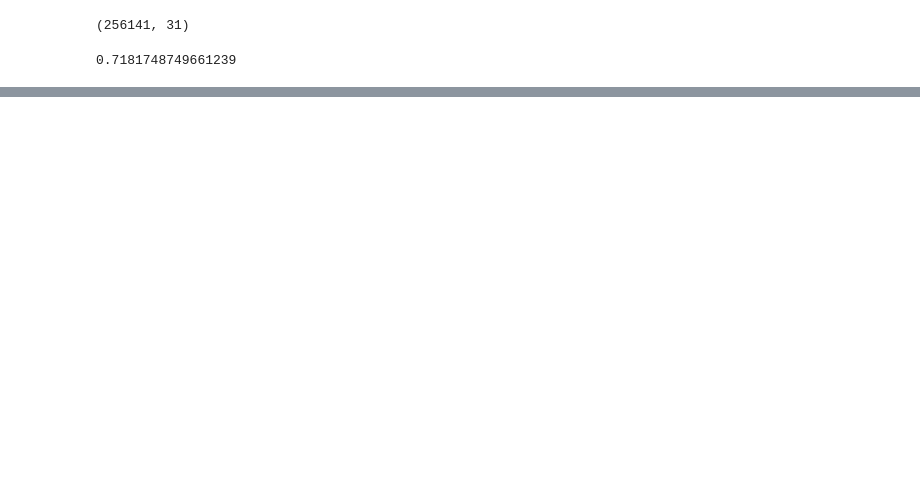
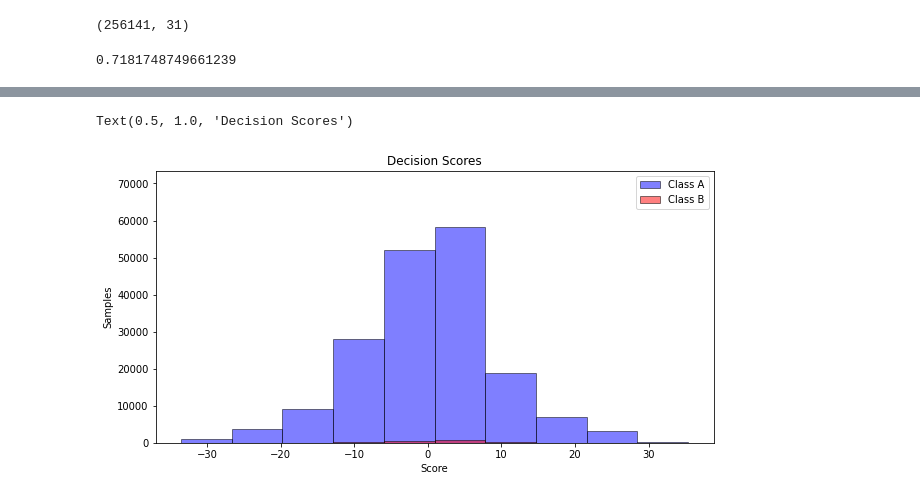
Before and after one commit to sharsulkar/H1B_LCA_outcome_prediction, a Jupyter notebook: prototyping/notebooks/04_sh_train_predict.ipynb, the cells around one changed output, grey strips where cells are left out. Saved outputs shown, nothing was run; the diff lists cells and outputs as text; code cells hidden in the pictures; blank space fills up the shorter version.

```diff
--- a/prototyping/notebooks/04_sh_train_predict.ipynb
+++ b/prototyping/notebooks/04_sh_train_predict.ipynb
@@ -34,7 +35,7 @@ processed_df['CASE_STATUS']=Y
 # %%
 #algorithm to create mini batches where each batch has a equal distribution of both classes
 class_count=2 #number of classes to predict
-batch_size=500 #batch size of train+val dataset
+batch_size=250 #batch size of train+val dataset
 val_size=0.2 #validation data % within batch
 
 #collection of indexes for both classes from the entire training dataset
@@ -76,7 +77,7 @@ iforest=IsolationForest(contamination=0.01)
 ocsvm=OneClassSVM(kernel = 'rbf', gamma = 0.001, nu = 0.001)
 # %%
 #loop over
-for _ in range(100):
+for _ in range(200):
   X_train, y_train, X_val, y_val=generate_train_val_batches(processed_df,class_0_index,class_1_index,class_count,batch_size,val_size)
   #train classifiers on batches
   for model in [svc,logistic,adaboost,rfc]:
@@ -207,0 +176,17 @@ plot_confusion_matrix(logistic,X_test,y_test)
+# %%
+class_count=2 #number of classes to predict
+batch_size=1250 #batch size of train+val dataset
+val_size=0.2 #validation data % within batch
+
+adaboost=AdaBoostClassifier(base_estimator=DecisionTreeClassifier(max_depth=100),n_estimators=100,learning_rate=0.1,random_state=10)
+
+track_training_df=pd.DataFrame(columns=['iteration','training_f1_score','val_f1_score'])
+
+for i in range(10):
+  X_train, y_train, X_val, y_val=generate_train_val_batches(processed_df,class_0_index,class_1_index,class_count,batch_size,val_size)
+  #train classifiers on batches
+  adaboost.fit(X_train,y_train)
+  track_training_df.loc[i]=[i,f1_score(y_true=y_train,y_pred=adaboost.predict(X_train),average='weighted'),f1_score(y_true=y_val,y_pred=adaboost.predict(X_val),average='weighted')]
+print(f1_score(y_true=y_test,y_pred=adaboost.predict(X_test),average='weighted'))
+print(f1_score(y_true=y_test,y_pred=adaboost.predict(X_test),average=None))
+confusion_matrix(y_true=y_test,y_pred=adaboost.predict(X_test))
@@ -207,0 +212,26 @@ plot_confusion_matrix(logistic,X_test,y_test)
+# %%
+plot_colors = "br"
+plot_step = 0.02
+class_names = "AB"
+
+plt.figure(figsize=(10, 5))
+twoclass_output = adaboost.decision_function(X_test)
+plot_range = (twoclass_output.min(), twoclass_output.max())
+
+for i, n, c in zip(range(2), class_names, plot_colors):
+    plt.hist(twoclass_output[y_test['CASE_STATUS'] == i],
+             bins=10,
+             range=plot_range,
+             facecolor=c,
+             label='Class %s' % n,
+             alpha=.5,
+             edgecolor='k')
+x1, x2, y1, y2 = plt.axis()
+plt.axis((x1, x2, y1, y2 * 1.2))
+plt.legend(loc='upper right')
+plt.ylabel('Samples')
+plt.xlabel('Score')
+plt.title('Decision Scores')
+# %% [output]
+Text(0.5, 1.0, 'Decision Scores')
+[figure, added]
```
Also changed, not shown: parts of 16 cells of this notebook.
